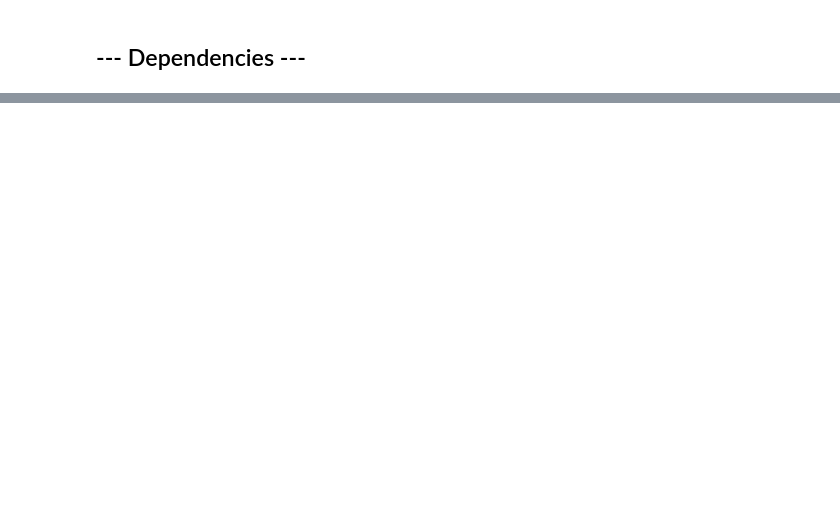
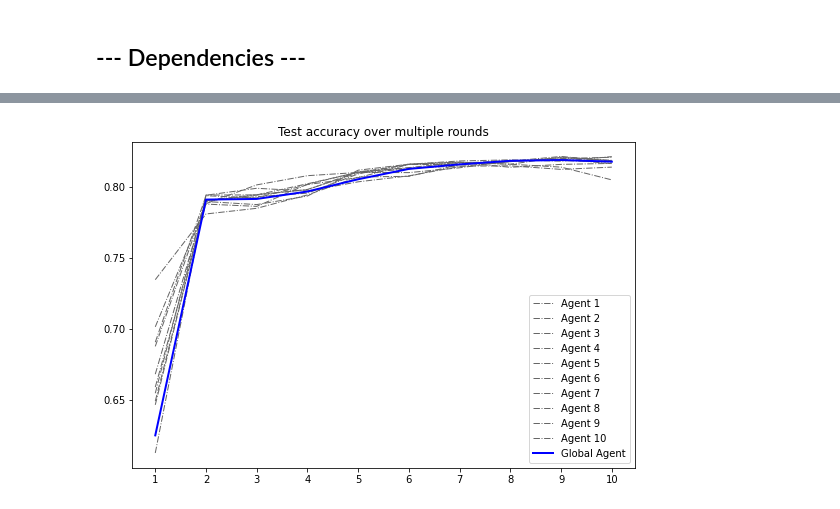
Before and after one commit to jan-kreischer/FedRL-for-IoT-Security, a Jupyter notebook: prototypes/prototype_02/prototype-02.ipynb, the cells around one changed output, grey strips where cells are left out. Saved outputs shown, nothing was run; the diff lists cells and outputs as text; code cells hidden in the pictures; blank space fills up the shorter version.

```diff
--- a/prototypes/prototype_02/prototype-02.ipynb
+++ b/prototypes/prototype_02/prototype-02.ipynb
@@ -1249,0 +1523,4 @@ KeyboardInterrupt:
+# %%
+experiment_02.plot_test_performances()
+# %% [output]
+[figure, added]
```
Also changed, not shown: parts of 62 cells of this notebook.
